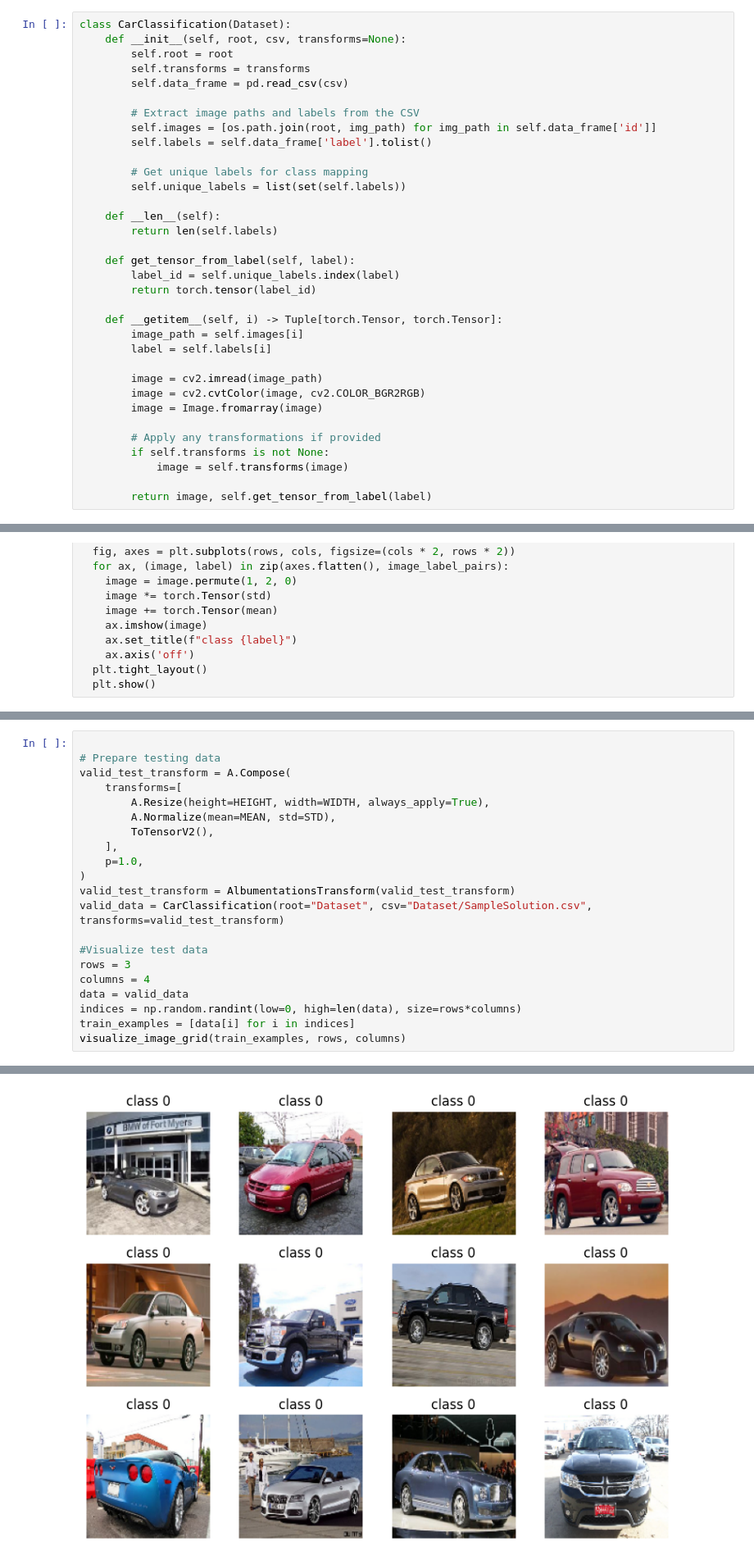
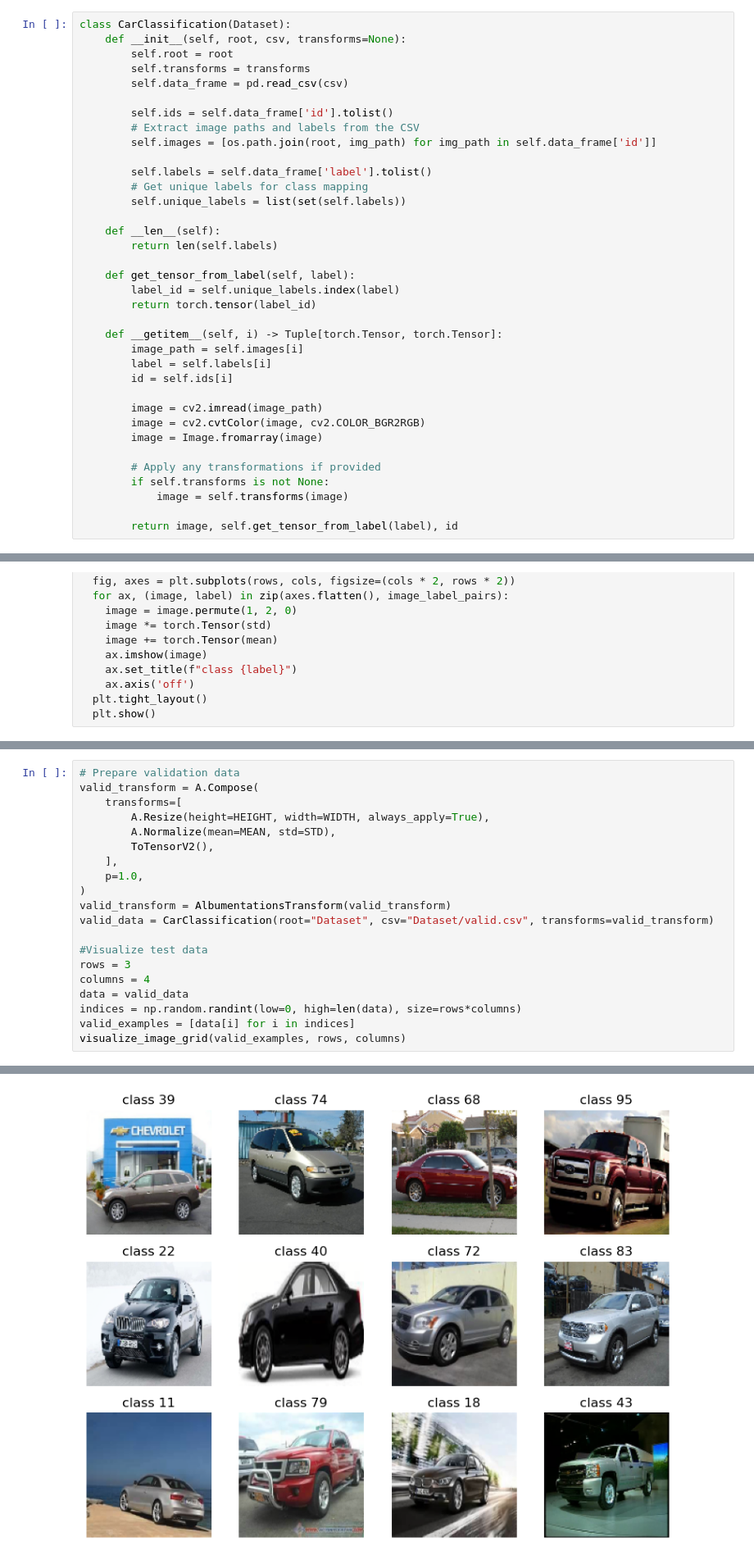
Before and after one commit to shanna1408/CarImageClassification, a Jupyter notebook: Assignment1.ipynb, the cells around one changed output, grey strips where cells are left out. Shown at 82% size. Drawn from its saved outputs; the diff is of its cells as text.

```diff
--- a/Assignment1.ipynb
+++ b/Assignment1.ipynb
@@ -55,10 +56,11 @@ class CarClassification(Dataset):
         self.transforms = transforms
         self.data_frame = pd.read_csv(csv)
 
+        self.ids = self.data_frame['id'].tolist()
         # Extract image paths and labels from the CSV
         self.images = [os.path.join(root, img_path) for img_path in self.data_frame['id']]
+
         self.labels = self.data_frame['label'].tolist()
-
         # Get unique labels for class mapping
         self.unique_labels = list(set(self.labels))
 
@@ -72,6 +74,7 @@ class CarClassification(Dataset):
     def __getitem__(self, i) -> Tuple[torch.Tensor, torch.Tensor]:
         image_path = self.images[i]
         label = self.labels[i]
+        id = self.ids[i]
 
         image = cv2.imread(image_path)
         image = cv2.cvtColor(image, cv2.COLOR_BGR2RGB)
@@ -81,7 +84,7 @@ class CarClassification(Dataset):
         if self.transforms is not None:
             image = self.transforms(image)
 
-        return image, self.get_tensor_from_label(label)
+        return image, self.get_tensor_from_label(label), id
 # %%
 def visualize_image_grid(image_label_pairs, rows, cols, mean=MEAN, std=STD):
   """
@@ -169,7 +170,6 @@ Clipping input data to the valid range for imshow with RGB data ([0..1] for floa
 # %%
-
-# Prepare testing data
-valid_test_transform = A.Compose(
+# Prepare validation data
+valid_transform = A.Compose(
     transforms=[
         A.Resize(height=HEIGHT, width=WIDTH, always_apply=True),
         A.Normalize(mean=MEAN, std=STD),
@@ -177,14 +177,14 @@ valid_test_transform = A.Compose(
     ],
     p=1.0,
 )
-valid_test_transform = AlbumentationsTransform(valid_test_transform)
-valid_data = CarClassification(root="Dataset", csv="Dataset/SampleSolution.csv", transforms=valid_test_transform)
+valid_transform = AlbumentationsTransform(valid_transform)
+valid_data = CarClassification(root="Dataset", csv="Dataset/valid.csv", transforms=valid_transform)
 
 #Visualize test data
 rows = 3
 columns = 4
 data = valid_data
 indices = np.random.randint(low=0, high=len(data), size=rows*columns)
-train_examples = [data[i] for i in indices]
-visualize_image_grid(train_examples, rows, columns)
+valid_examples = [data[i] for i in indices]
+visualize_image_grid(valid_examples, rows, columns)
 # %% [output]
@@ -199 +197 @@ Clipping input data to the valid range for imshow with RGB data ([0..1] for floa
-[figure, old version]
+[figure, new version]
```
Also changed, not shown: parts of 12 cells of this notebook, 6 other files.
